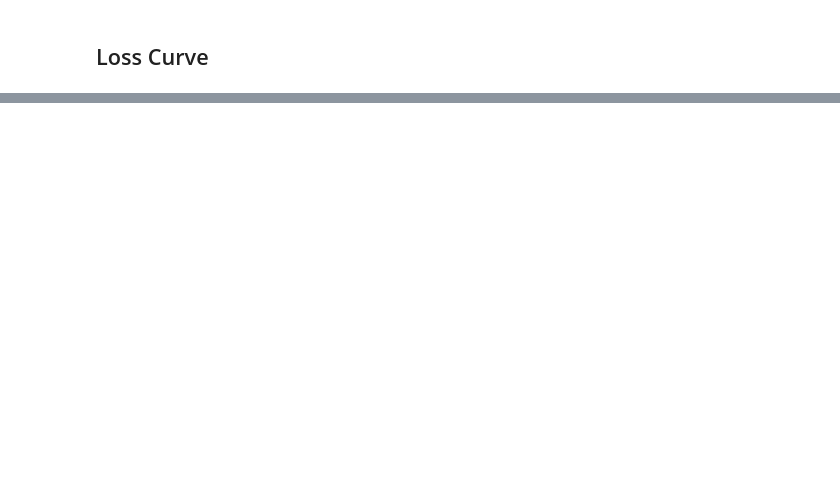
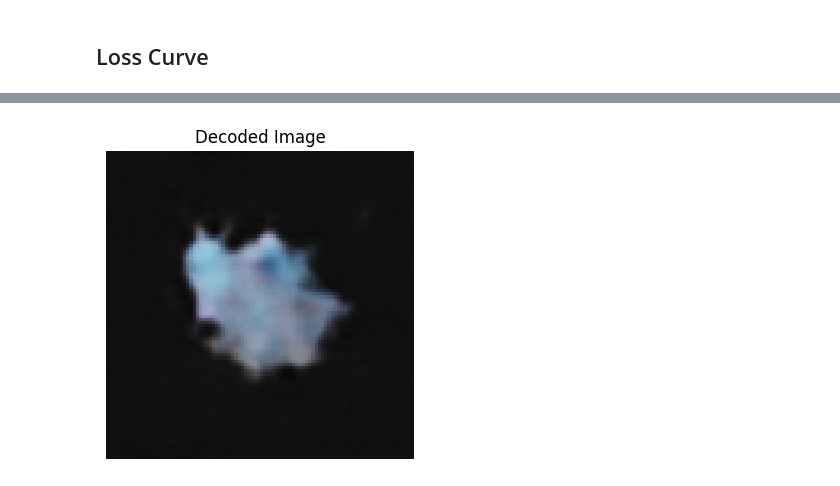
Before and after one commit to brybranmuffin/gen_ai_image_project, a Jupyter notebook: model_train.ipynb, the cells around one changed output, grey strips where cells are left out. Cells and saved outputs as stored; diff of their text form; code cells hidden in the pictures; blank space fills up the shorter version.

```diff
--- a/model_train.ipynb
+++ b/model_train.ipynb
@@ -61,6 +73,11 @@ class VAEConfig:
     log_interval: int = 50      # print loss every N batches
 
 cfg = VAEConfig()
+# %%
+
+cfg.resume_from = "/content/drive/MyDrive/gen_ai_image_project/checkpoint_v2/vae_epoch_0400.pt"
+cfg.learning_rate = 1e-4   # start lower since we're resuming
+cfg.epochs = 400
 # %% [markdown]
 ## Dataset
 # %%
@@ -353,0 +536,29 @@ plt.show()
+# %%
+# Function 3: Linear Interpolation
+def linear_interpolate_latent_vector(index1, index2, alpha, device, lat_dist_dict):
+    """
+    Performs linear interpolation between the mean latent vectors
+    of two images identified by their indices.
+
+    Args:
+        index1 (int): Index of the first image.
+        index2 (int): Index of the second image.
+        alpha (float): Interpolation factor between 0.0 and 1.0.
+                       0.0 returns latent vector of index1, 1.0 returns latent vector of index2.
+        device (torch.device): The device (cuda or cpu) for tensors.
+        lat_dist_dict (dict): Dictionary containing 'mean' and 'log_var' for each image index.
+
+    Returns:
+        torch.Tensor: The interpolated latent vector.
+    """
+    if index1 not in lat_dist_dict or index2 not in lat_dist_dict:
+        raise ValueError("One or both image indices not found in lat_dist_dict.")
+
+    # Get mean latent vectors (mu) for both images
+    mu1 = torch.tensor(lat_dist_dict[index1]['mean'], dtype=torch.float32).to(device)
+    mu2 = torch.tensor(lat_dist_dict[index2]['mean'], dtype=torch.float32).to(device)
+
+    # Perform linear interpolation
+    interpolated_vector = (1 - alpha) * mu1 + alpha * mu2
+
+    return interpolated_vector
@@ -353,0 +576,4 @@ plt.show()
+# %%
+decode_and_visualize(latent_vector, model, device)
+# %% [output]
+[figure, added]
```
Also changed, not shown: parts of 12 cells of this notebook, 1 other file.
